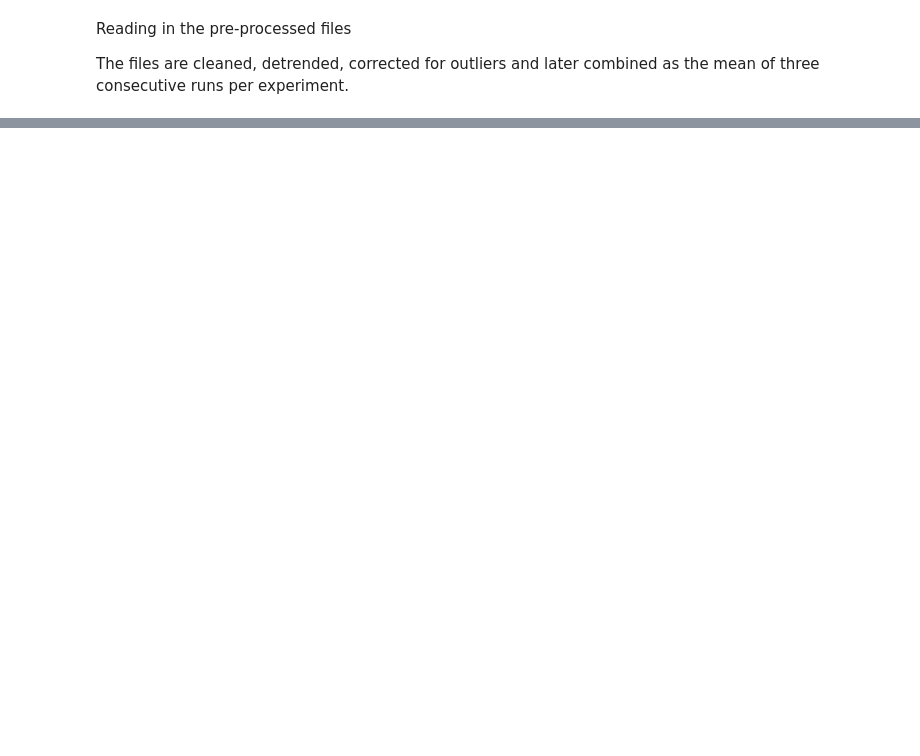
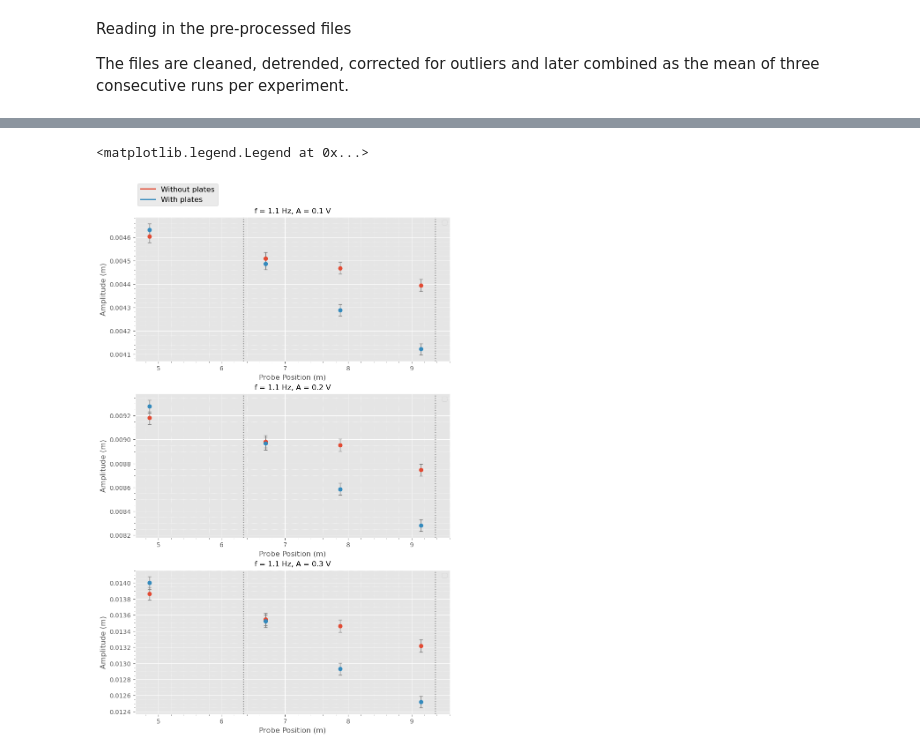
Before and after one commit to kjes4pres/Master_code, a Jupyter notebook: Lab/Results/Analysis/20cm.ipynb, the cells around one changed output, grey strips where cells are left out. Saved outputs shown, nothing was run; the diff lists cells and outputs as text; code cells hidden in the pictures; blank space fills up the shorter version.

```diff
--- a/Lab/Results/Analysis/20cm.ipynb
+++ b/Lab/Results/Analysis/20cm.ipynb
@@ -532,0 +96,75 @@ def obs_damping_coefficient(amp0, amp3, x0, x3):
+# %%
+# Plotting
+fig, ax = plt.subplots(3, 1, figsize=(8, 12), constrained_layout=True)
+
+# A = 0.1 V
+ax[0].errorbar(x_probe_pos,
+            amp_f1_a1,
+            yerr=err_f1_a1,
+            fmt='o',
+            ecolor='grey',
+            elinewidth=1,
+            capsize=3)
+
+ax[0].errorbar(x_probe_pos,
+            amp_f1_a1_p005,
+            yerr=err_f1_a1_p005,
+            fmt='o',
+            ecolor='grey',
+            elinewidth=1,
+            capsize=3)
+
+# A = 0.2 V
+ax[1].errorbar(x_probe_pos,
+            amp_f1_a2,
+            yerr=err_f1_a2,
+            fmt='o',
+            ecolor='grey',
+            elinewidth=1,
+            capsize=3)
+
+ax[1].errorbar(x_probe_pos,
+               amp_f1_a2_p005,
+               yerr=err_f1_a2_p005,
+               fmt='o',
+               ecolor='grey',
+               elinewidth=1,
+               capsize=3)
+
+# A = 0.3 V
+ax[2].errorbar(x_probe_pos,
+            amp_f1_a3,
+            yerr=err_f1_a3,
+            fmt='o',
+            ecolor='grey',
+            elinewidth=1,
+            capsize=3)
+
+ax[2].errorbar(x_probe_pos,
+               amp_f1_a3_p005,
+               yerr=err_f1_a3_p005,
+               fmt='o',
+               ecolor='grey',
+               elinewidth=1,
+               capsize=3)
+
+for axs in ax:
+    axs.axvline(x=plate_pos[0], color='0.5', linestyle=':')
+    axs.axvline(x=plate_pos[1], color='0.5', linestyle=':')
+    axs.grid(which='minor', linestyle=':', linewidth='0.5', color='white')
+    axs.minorticks_on()
+    axs.set_xlabel('Probe Position (m)', fontsize=12)
+    axs.set_ylabel('Amplitude (m)', fontsize=12)
+    axs.legend(fontsize=10, loc='upper right')
+
+ax[0].set_title(f'f = 1.1 Hz, A = 0.1 V', fontsize=12)
+ax[1].set_title(f'f = 1.1 Hz, A = 0.2 V', fontsize=12)
+ax[2].set_title(f'f = 1.1 Hz, A = 0.3 V', fontsize=12)
+
+handles = [Line2D([0], [0], linestyle=None, color='C0', lw=2, label='Without plates'),
+           Line2D([0], [0], linestyle=None, color='C1', lw=2, label='With plates')]
+
+fig.legend(handles=handles, loc='upper left', fontsize=12, bbox_to_anchor=(0.1, 1.05))
+# %% [output]
+<matplotlib.legend.Legend at 0x...>
+[figure, added]
```
Also changed, not shown: parts of 17 cells of this notebook, 48 other files.
